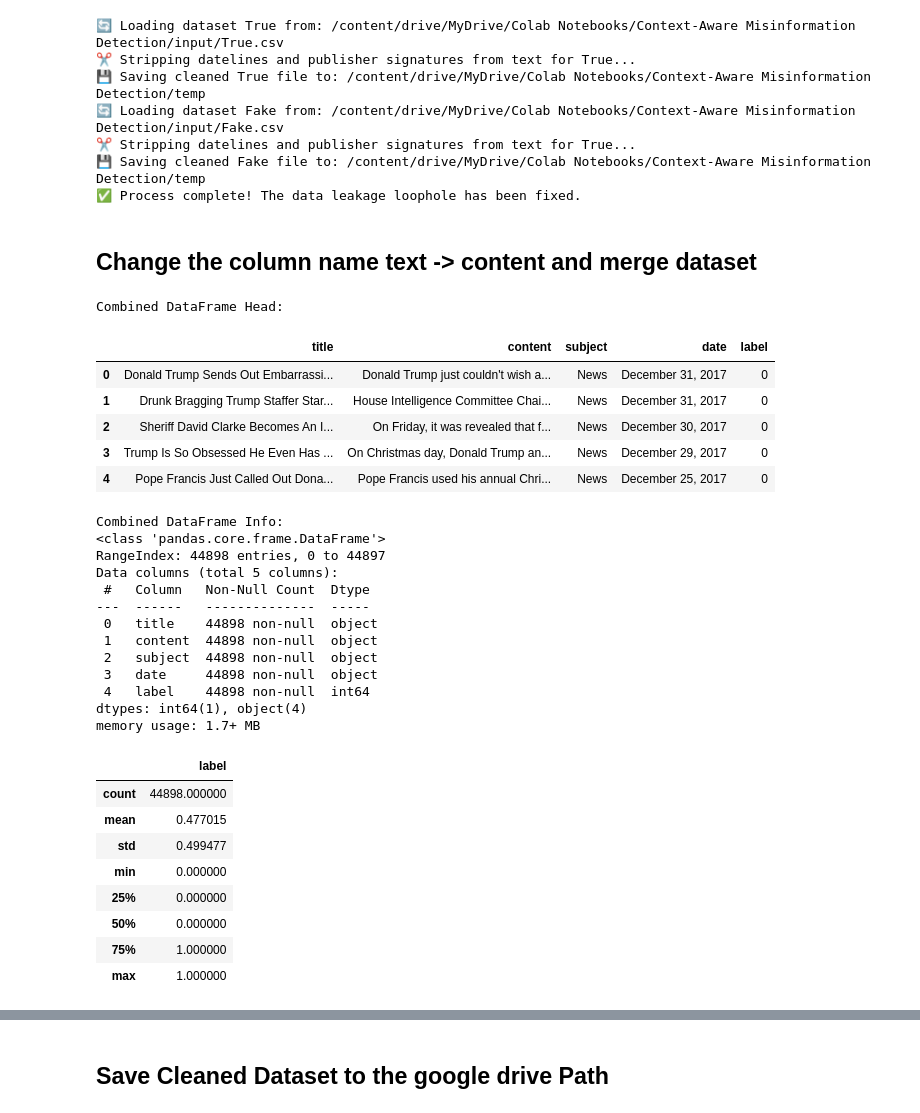
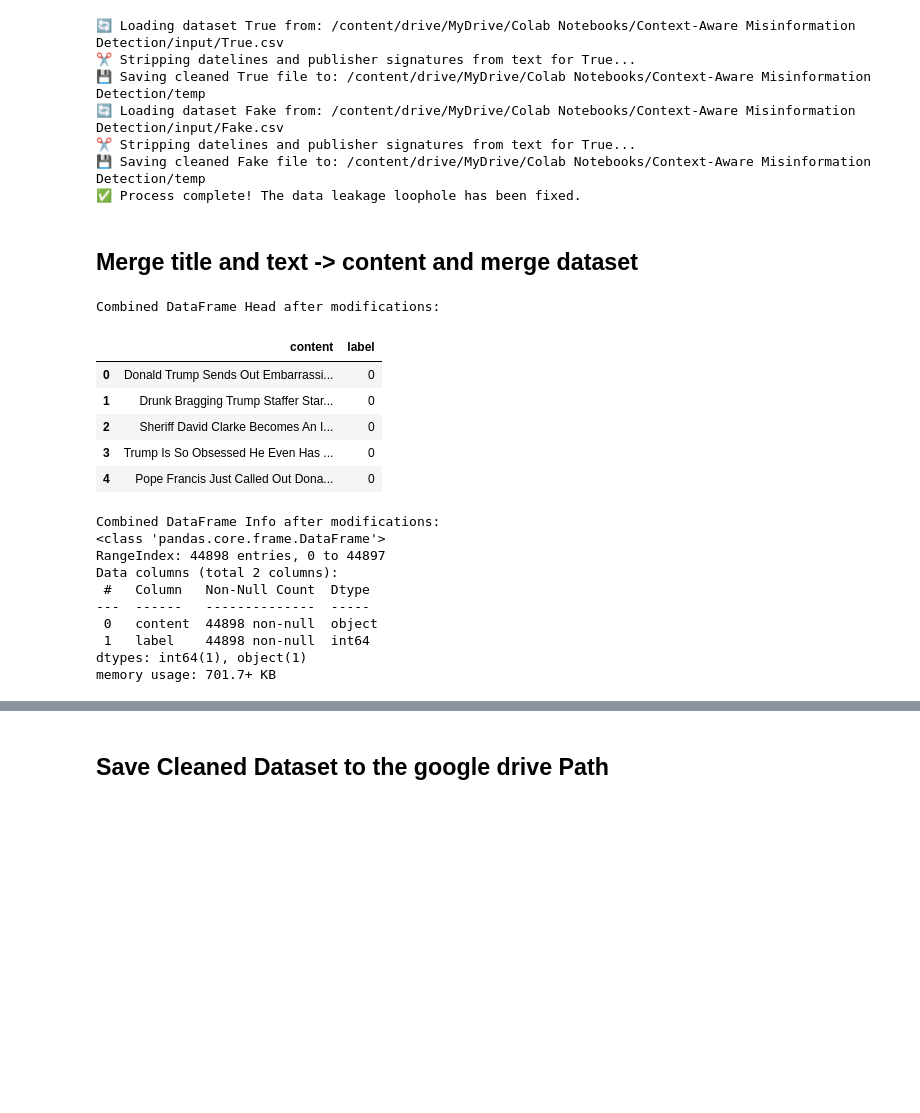
Before and after one commit to ashok-bisht/Context-Aware_Misinformation_Detection_ML_and_Gen_AI, a Jupyter notebook: notebooks/1.1-eda-data-cleaning-single-text-column.ipynb, the cells around one changed output, grey strips where cells are left out. Drawn from its saved outputs; the diff is of its cells as text; code cells hidden in the pictures; blank space fills up the shorter version.

Commit message:
updated code for single column

```diff
--- a/notebooks/1.1-eda-data-cleaning-single-text-column.ipynb
+++ b/notebooks/1.1-eda-data-cleaning-single-text-column.ipynb
@@ -163,58 +163,47 @@ except Exception as e:
 💾 Saving cleaned Fake file to: /content/drive/MyDrive/Colab Notebooks/Context-Aware Misinformation Detection/temp
 ✅ Process complete! The data leakage loophole has been fixed.
 # %% [markdown]
-## Change the column name text -> content and merge dataset
+## Merge title and text -> content and merge dataset
 # %%
 import numpy as np # linear algebra
 import os
 import matplotlib.pyplot as plt
 import seaborn as sns
 import pandas as pd
 
 # Add a 'label' column (0 for fake, 1 for true)
 df_fake['label'] = 0
 df_true['label'] = 1
 
-# Rename 'text' column to 'content' for consistency
-df_fake.rename(columns={'text': 'content'}, inplace=True)
-df_true.rename(columns={'text': 'content'}, inplace=True)
-
 # Concatenate the dataframes
 df_combined = pd.concat([df_fake, df_true], ignore_index=True)
 
+# Merge 'title' and 'text' columns into a new 'content' column
+df_combined['content'] = df_combined['title'] + ". " + df_combined['text']
+
+# Keep only 'content' and 'label' columns
+df_combined = df_combined[['content', 'label']]
+
 # Display the first few rows and info of the combined dataframe
-print("Combined DataFrame Head:")
+print("Combined DataFrame Head after modifications:")
 display(df_combined.head())
-print("\nCombined DataFrame Info:")
+print("\nCombined DataFrame Info after modifications:")
 df_combined.info()
-df_combined.describe()
 # %% [output]
-Combined DataFrame Head:
+Combined DataFrame Head after modifications:
-|  | title | content | subject | date | label |
-| 0 | Donald Trump Sends Out Embarrassi... | Donald Trump just couldn't wish a... | News | December 31, 2017 | 0 |
-| 1 | Drunk Bragging Trump Staffer Star... | House Intelligence Committee Chai... | News | December 31, 2017 | 0 |
-| 2 | Sheriff David Clarke Becomes An I... | On Friday, it was revealed that f... | News | December 30, 2017 | 0 |
-| 3 | Trump Is So Obsessed He Even Has ... | On Christmas day, Donald Trump an... | News | December 29, 2017 | 0 |
-| 4 | Pope Francis Just Called Out Dona... | Pope Francis used his annual Chri... | News | December 25, 2017 | 0 |
+|  | content | label |
+| 0 | Donald Trump Sends Out Embarrassi... | 0 |
+| 1 | Drunk Bragging Trump Staffer Star... | 0 |
+| 2 | Sheriff David Clarke Becomes An I... | 0 |
+| 3 | Trump Is So Obsessed He Even Has ... | 0 |
+| 4 | Pope Francis Just Called Out Dona... | 0 |
-Combined DataFrame Info:
+Combined DataFrame Info after modifications:
 <class 'pandas.core.frame.DataFrame'>
 RangeIndex: 44898 entries, 0 to 44897
-Data columns (total 5 columns):
+Data columns (total 2 columns):
  #   Column   Non-Null Count  Dtype
 ---  ------   --------------  -----
- 0   title    44898 non-null  object
- 1   content  44898 non-null  object
- 2   subject  44898 non-null  object
- 3   date     44898 non-null  object
- 4   label    44898 non-null  int64
-dtypes: int64(1), object(4)
-memory usage: 1.7+ MB
+ 0   content  44898 non-null  object
+ 1   label    44898 non-null  int64
+dtypes: int64(1), object(1)
+memory usage: 701.7+ KB
-|  | label |
-| count | 44898.000000 |
-| mean | 0.477015 |
-| std | 0.499477 |
-| min | 0.000000 |
-| 25% | 0.000000 |
-| 50% | 0.000000 |
-| 75% | 1.000000 |
-| max | 1.000000 |
```
Also changed, not shown: parts of 12 cells of this notebook.
